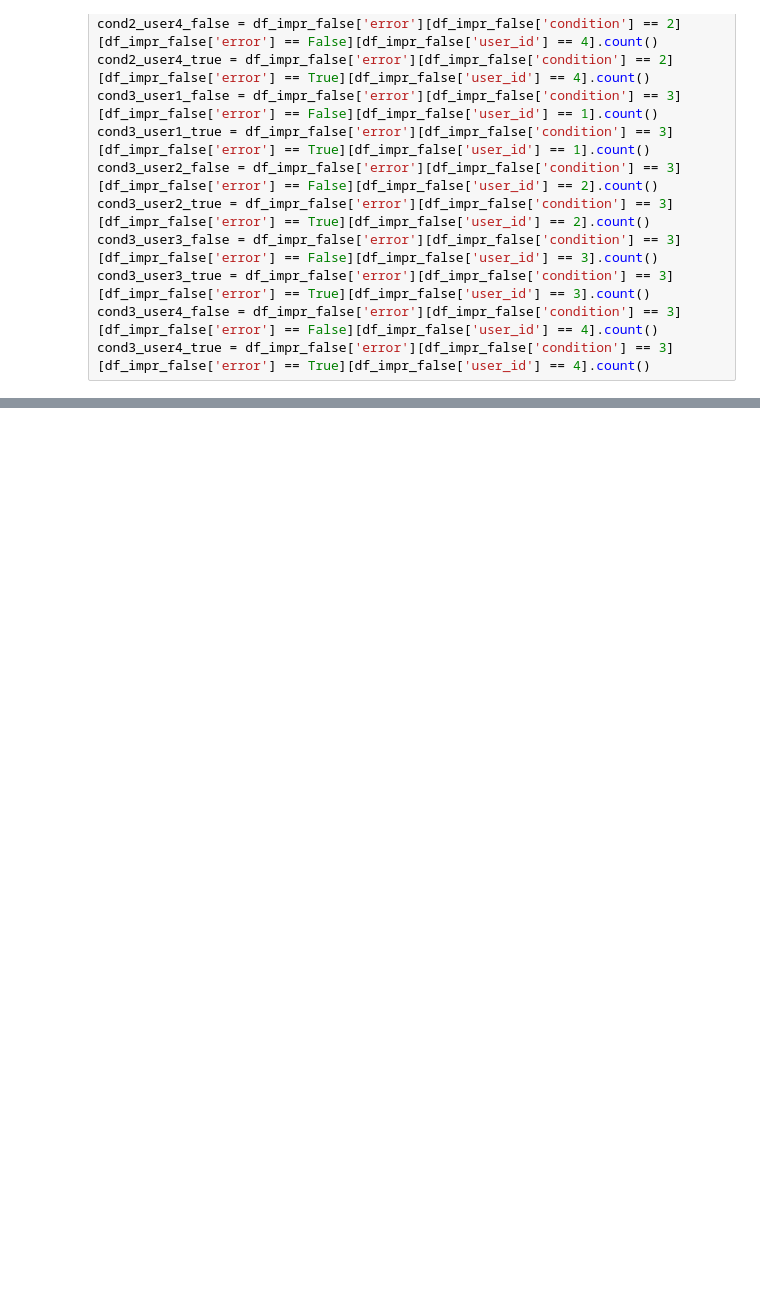
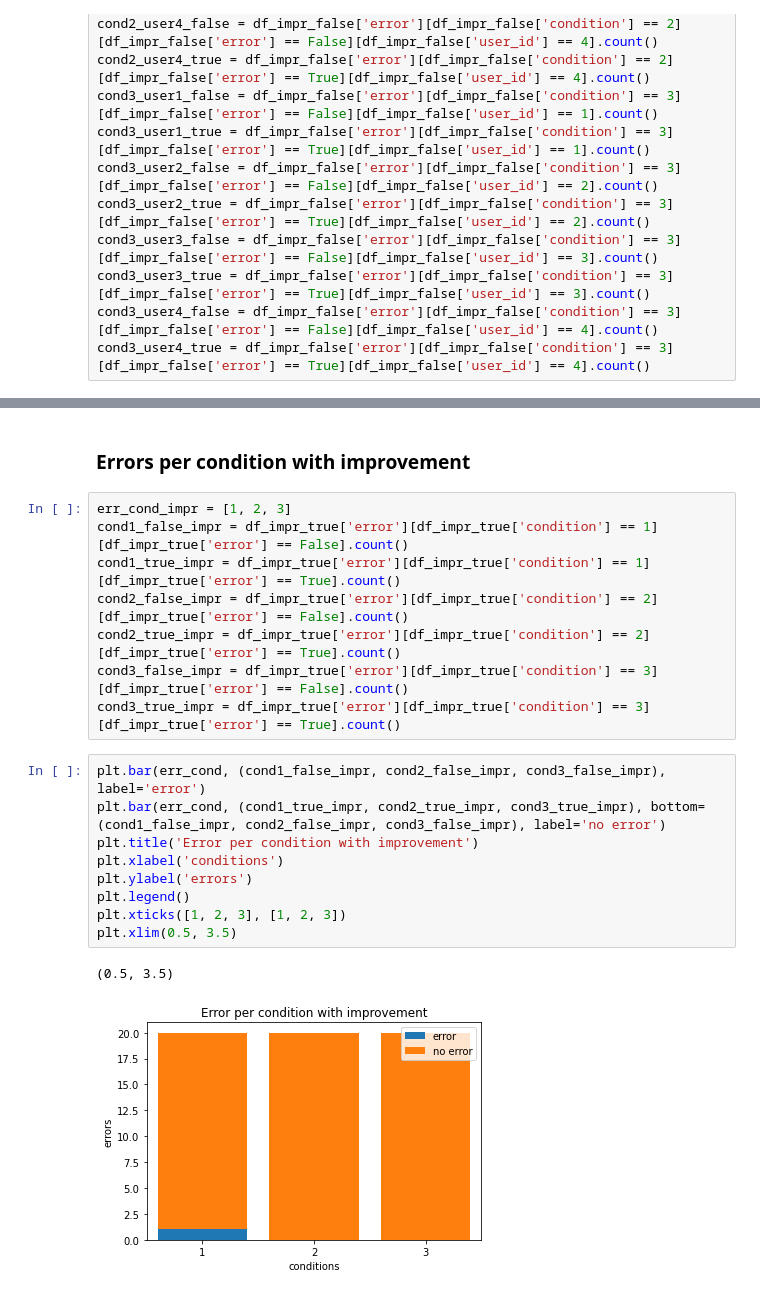
Before and after one commit to ITT-21SS-UR/assignment-04-jt, a Jupyter notebook: pointing_technique_experiment/pointing_technique_experiment.ipynb, the cells around one changed output, grey strips where cells are left out. Saved outputs shown, nothing was run; the diff lists cells and outputs as text; blank space fills up the shorter version.

```diff
--- a/Jupyter/pointing_technique_experiment.ipynb
+++ b/pointing_technique_experiment/pointing_technique_experiment.ipynb
@@ -220,0 +294,22 @@ plt.legend()
+# %% [markdown]
+### Errors per condition with improvement
+# %%
+err_cond_impr = [1, 2, 3]
+cond1_false_impr = df_impr_true['error'][df_impr_true['condition'] == 1][df_impr_true['error'] == False].count()
+cond1_true_impr = df_impr_true['error'][df_impr_true['condition'] == 1][df_impr_true['error'] == True].count()
+cond2_false_impr = df_impr_true['error'][df_impr_true['condition'] == 2][df_impr_true['error'] == False].count()
+cond2_true_impr = df_impr_true['error'][df_impr_true['condition'] == 2][df_impr_true['error'] == True].count()
+cond3_false_impr = df_impr_true['error'][df_impr_true['condition'] == 3][df_impr_true['error'] == False].count()
+cond3_true_impr = df_impr_true['error'][df_impr_true['condition'] == 3][df_impr_true['error'] == True].count()
+# %%
+plt.bar(err_cond, (cond1_false_impr, cond2_false_impr, cond3_false_impr), label='error')
+plt.bar(err_cond, (cond1_true_impr, cond2_true_impr, cond3_true_impr), bottom=(cond1_false_impr, cond2_false_impr, cond3_false_impr), label='no error')
+plt.title('Error per condition with improvement')
+plt.xlabel('conditions')
+plt.ylabel('errors')
+plt.legend()
+plt.xticks([1, 2, 3], [1, 2, 3])
+plt.xlim(0.5, 3.5)
+# %% [output]
+(0.5, 3.5)
+[figure, added]
```
Also changed, not shown: parts of 18 cells of this notebook, 16 other files.
